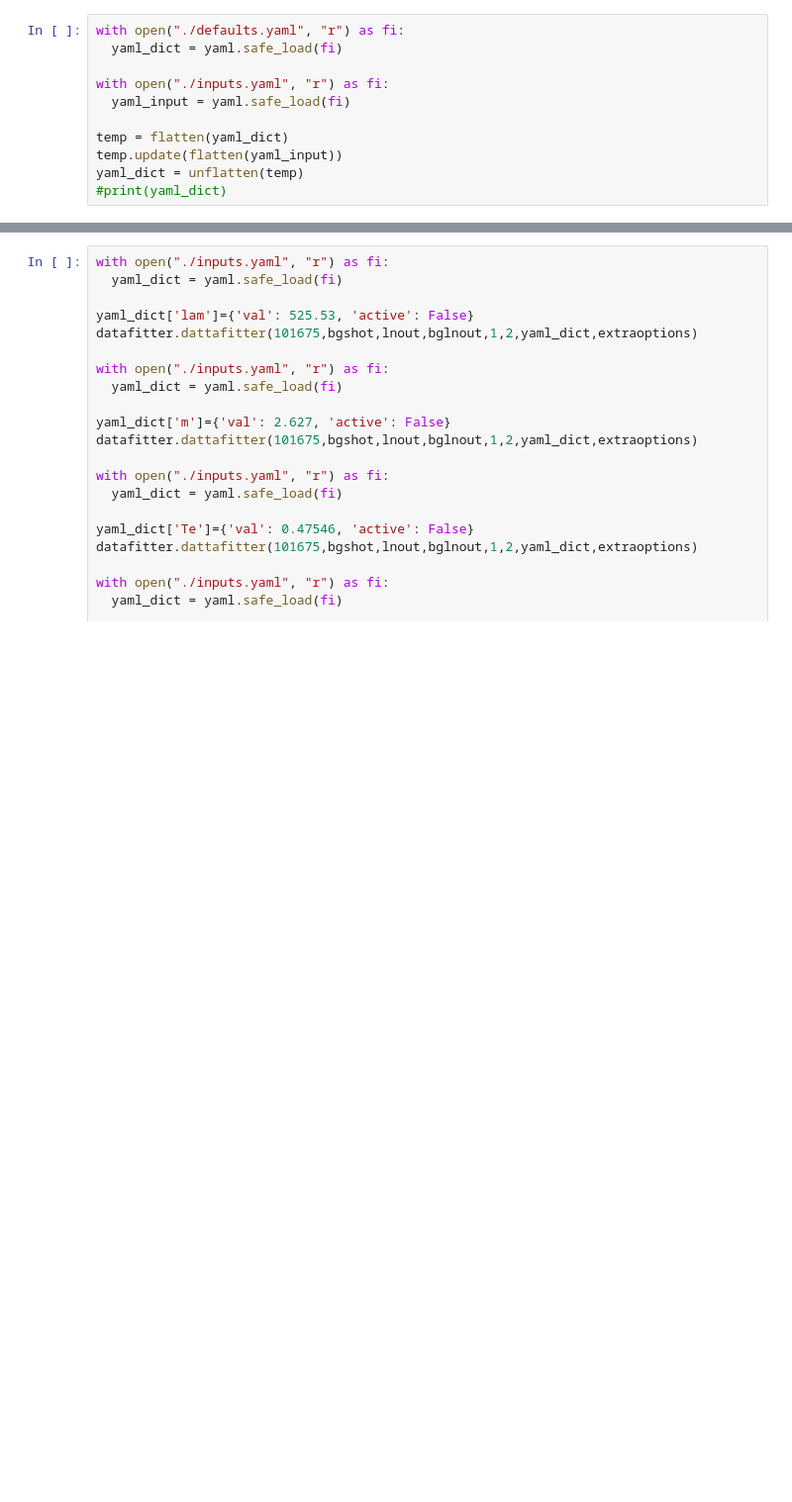
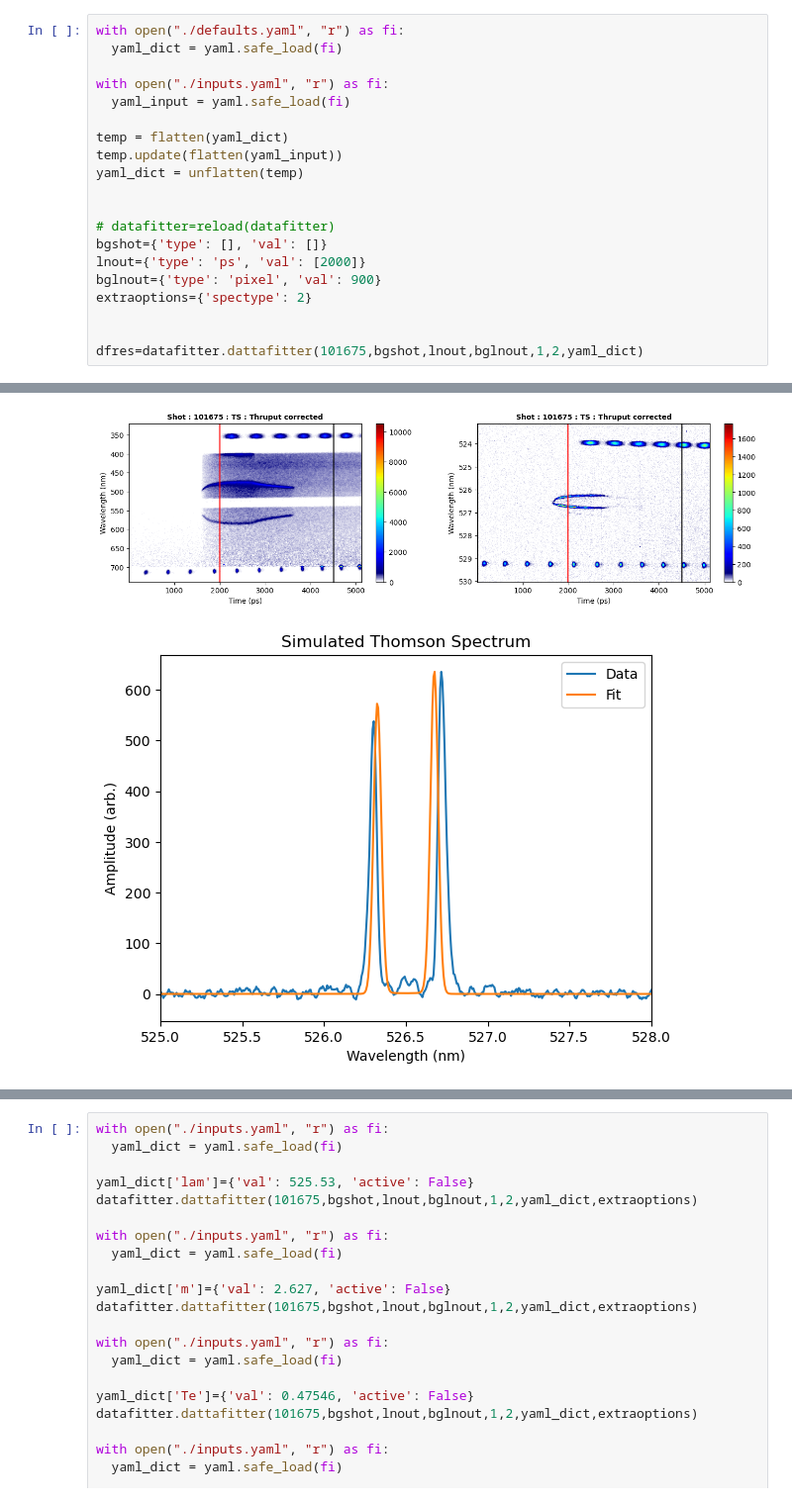
Before and after one commit to ergodicio/inverse-thomson-scattering, a Jupyter notebook: testdatafitter.ipynb, the cells around one changed output, grey strips where cells are left out. Shown at 99% size. Saved outputs shown, nothing was run; the diff lists cells and outputs as text; blank space fills up the shorter version.

```diff
--- a/testdatafitter.ipynb
+++ b/testdatafitter.ipynb
@@ -22,4 +20,14 @@ with open("./inputs.yaml", "r") as fi:
 temp = flatten(yaml_dict)
 temp.update(flatten(yaml_input))
 yaml_dict = unflatten(temp)
-#print(yaml_dict)
+
+
+# datafitter=reload(datafitter)
+bgshot={'type': [], 'val': []}
+lnout={'type': 'ps', 'val': [2000]}
+bglnout={'type': 'pixel', 'val': 900}
+extraoptions={'spectype': 2}
+
+
+dfres=datafitter.dattafitter(101675,bgshot,lnout,bglnout,1,2,yaml_dict)
+# %% [output]
@@ -25,0 +38,2 @@ yaml_dict = unflatten(temp)
+[figure, added]
+[figure, added]
```
Also changed, not shown: parts of 5 cells of this notebook, 2 other files.
